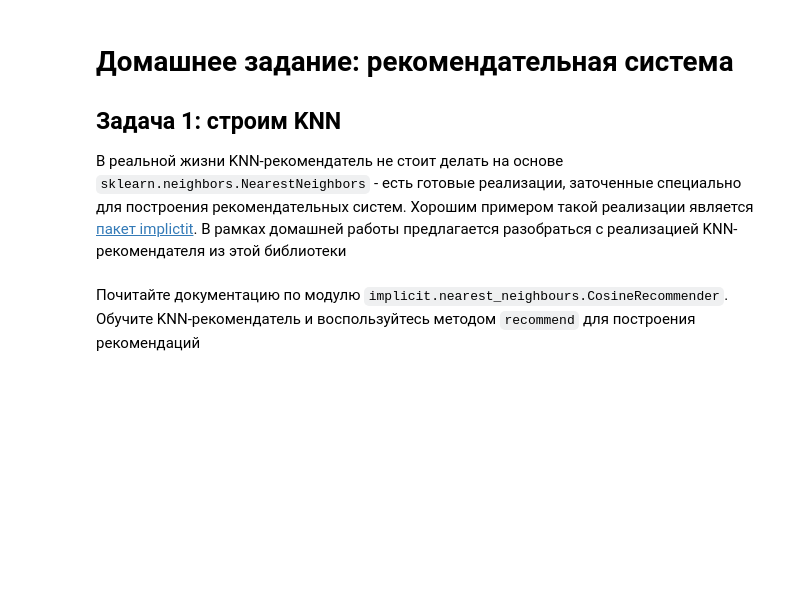
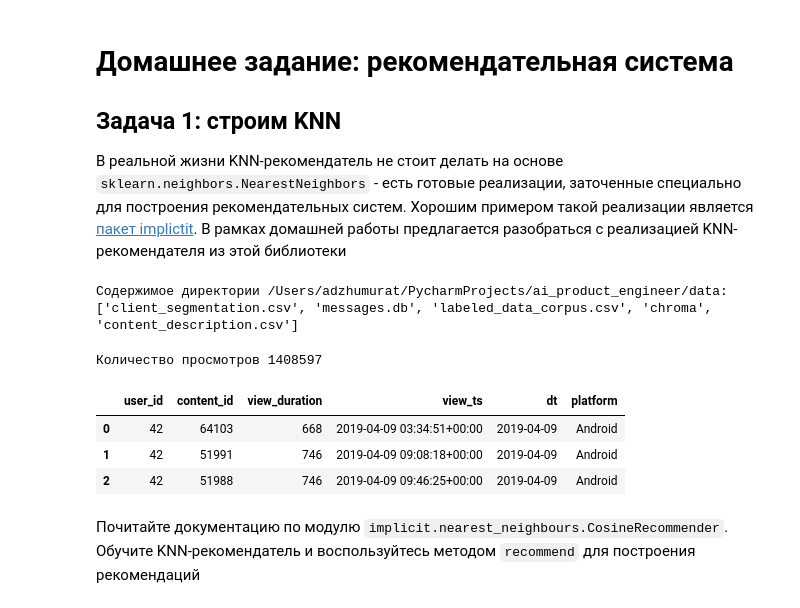
Before and after one commit to aleksandr-dzhumurat/ai_product_engineer, a Jupyter notebook: jupyter_notebooks/vol_03_sys_design_01_recommendation_system_hw.ipynb, the cells around one changed output. Saved outputs shown, nothing was run; the diff lists cells and outputs as text; code cells hidden in the pictures; blank space fills up the shorter version.

```diff
--- a/jupyter_notebooks/vol_03_sys_design_01_recommendation_system_hw.ipynb
+++ b/jupyter_notebooks/vol_03_sys_design_01_recommendation_system_hw.ipynb
@@ -4,6 +4,45 @@
 ## Задача 1: строим KNN
 
 В реальной жизни KNN-рекомендатель не стоит делать на основе `sklearn.neighbors.NearestNeighbors` - есть готовые реализации, заточенные специально для построения рекомендательных систем. Хорошим примером такой реализации является [пакет implictit](). В рамках домашней работы предлагается разобраться с реализацией KNN-рекомендателя из этой библиотеки
+# %%
+import os
+
+run_env = os.getenv('RUN_ENV', 'COLLAB')
+if run_env == 'COLLAB':
+  from google.colab import drive
+  ROOT_DIR = '/content/drive'
+  drive.mount(ROOT_DIR)
+  print('Google drive connected')
+  DRIVE_DATA_DIR = 'ml_course_data'
+  root_data_dir = os.path.join(ROOT_DIR, 'MyDrive', DRIVE_DATA_DIR)
+else:
+  root_data_dir = os.getenv('DATA_DIR', '/srv/data')
+
+if not os.path.exists(root_data_dir):
+  raise RuntimeError('Отсутствует директория с данными')
+else:
+  print('Содержимое директории %s: %s' % (root_data_dir, os.listdir(root_data_dir)[:5]))
+# %% [output]
+Содержимое директории /Users/adzhumurat/PycharmProjects/ai_product_engineer/data: ['client_segmentation.csv', 'messages.db', 'labeled_data_corpus.csv', 'chroma', 'content_description.csv']
+# %%
+import pandas as pd
+import numpy as np
+
+content_views = pd.read_csv(
+    os.path.join(root_data_dir, 'content_views.csv.gz'), compression='gzip',
+    parse_dates = [3, 4]
+)
+
+
+print('Количество просмотров %s' % content_views.user_id.count())
+
+content_views.head(3)
+# %% [output]
+Количество просмотров 1408597
+|  | user_id | content_id | view_duration | view_ts | dt | platform |
+| 0 | 42 | 64103 | 668 | 2019-04-09 03:34:51+00:00 | 2019-04-09 | Android |
+| 1 | 42 | 51991 | 746 | 2019-04-09 09:08:18+00:00 | 2019-04-09 | Android |
+| 2 | 42 | 51988 | 746 | 2019-04-09 09:46:25+00:00 | 2019-04-09 | Android |
 # %% [markdown]
 Почитайте документацию по модулю `implicit.nearest_neighbours.CosineRecommender`. Обучите KNN-рекомендатель и воспользуйтесь методом `recommend` для построения рекомендаций
 # %%
```
Also changed, not shown: 2 other files.
